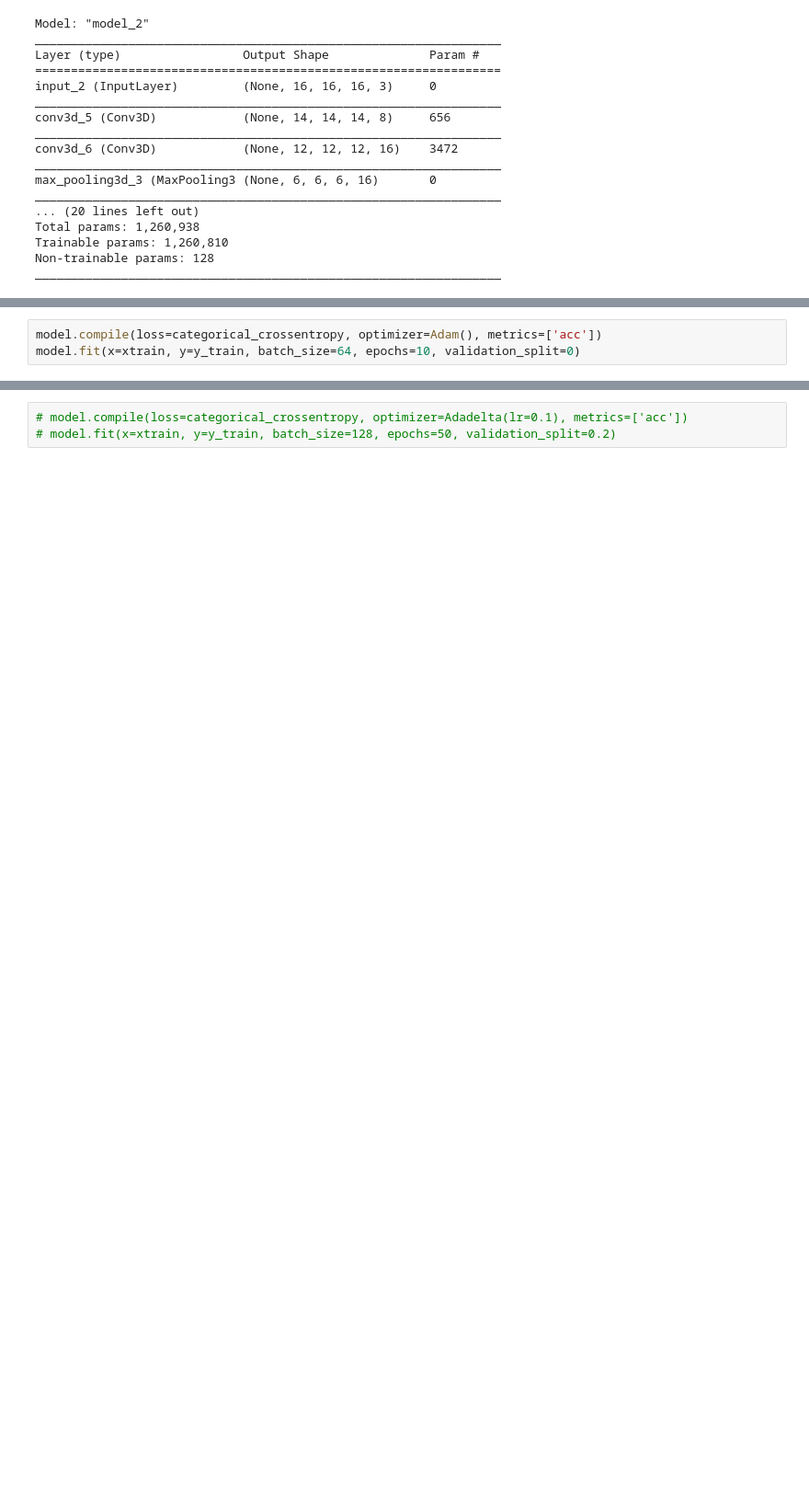
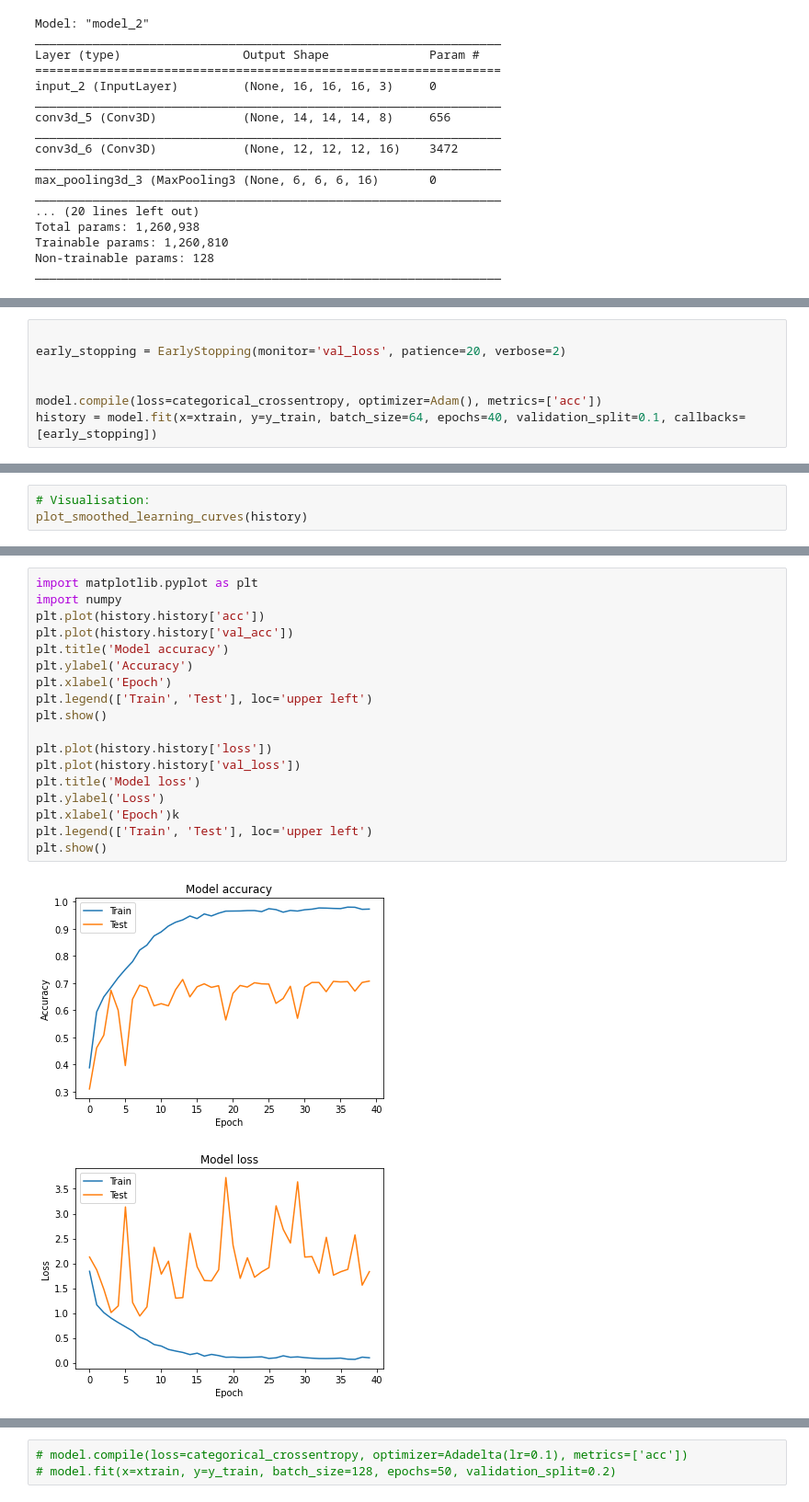
Before and after one commit to YaromirKo/3D_convolutional_neural_network, a Jupyter notebook: gw.ipynb, the cells around one changed output, grey strips where cells are left out. Shown: that part at 92% size. Drawn from its saved outputs; the diff is of its cells as text; blank space fills up the shorter version.

```diff
--- a/gw.ipynb
+++ b/gw.ipynb
@@ -730,3 +803,7 @@ _________________________________________________________________
 # %%
+
+early_stopping = EarlyStopping(monitor='val_loss', patience=20, verbose=2)
+
+
 model.compile(loss=categorical_crossentropy, optimizer=Adam(), metrics=['acc'])
-model.fit(x=xtrain, y=y_train, batch_size=64, epochs=10, validation_split=0)
+history = model.fit(x=xtrain, y=y_train, batch_size=64, epochs=40, validation_split=0.1, callbacks=[early_stopping])
@@ -754,0 +810,3 @@ Epoch 10/10
+# %%
+# Visualisation:
+plot_smoothed_learning_curves(history)
@@ -754,0 +827,21 @@ Epoch 10/10
+# %%
+import matplotlib.pyplot as plt
+import numpy
+plt.plot(history.history['acc'])
+plt.plot(history.history['val_acc'])
+plt.title('Model accuracy')
+plt.ylabel('Accuracy')
+plt.xlabel('Epoch')
+plt.legend(['Train', 'Test'], loc='upper left')
+plt.show()
+
+plt.plot(history.history['loss'])
+plt.plot(history.history['val_loss'])
+plt.title('Model loss')
+plt.ylabel('Loss')
+plt.xlabel('Epoch')k
+plt.legend(['Train', 'Test'], loc='upper left')
+plt.show()
+# %% [output]
+[figure, added]
+[figure, added]
```
Also changed, not shown: parts of 17 cells of this notebook.
